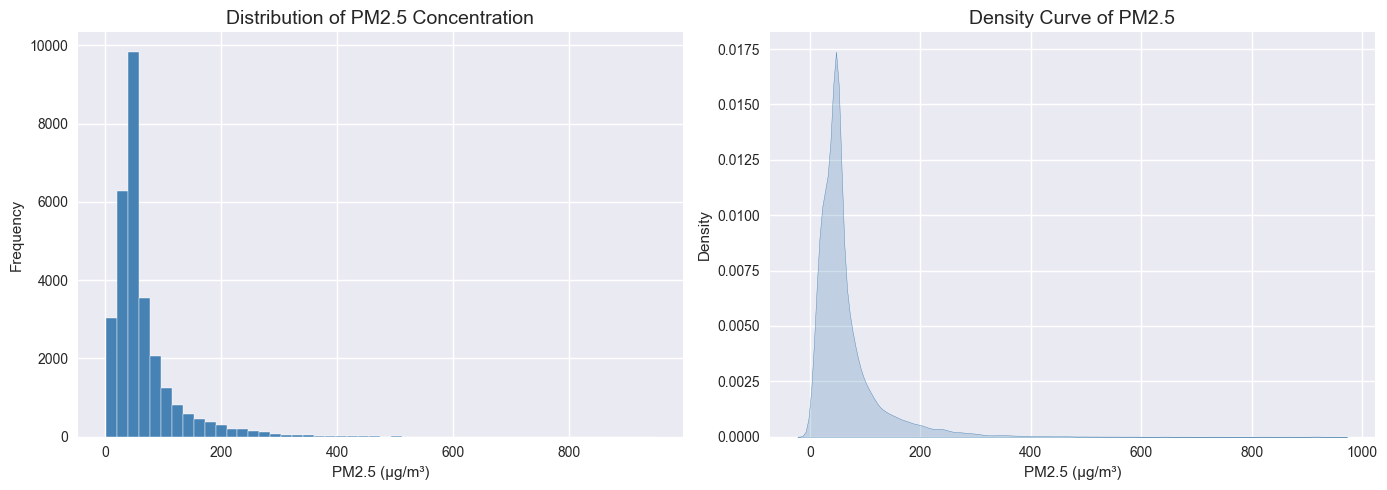
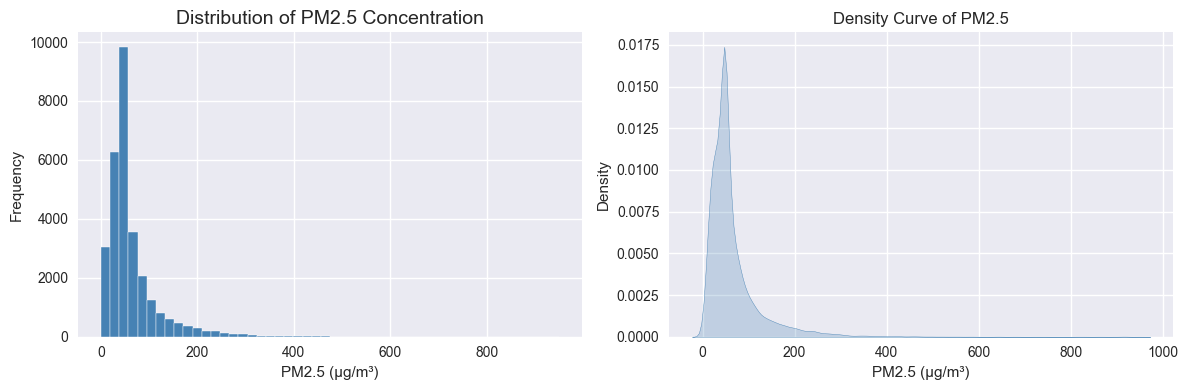
The change to this notebook cell's code, shown as a diff; its figure went from the first image to the second:
--- before
+++ after
@@ -1,4 +1,4 @@
 # Plot 1 — Distribution of PM2.5
-fig, axes = plt.subplots(1, 2, figsize=(14, 5))
+fig, axes = plt.subplots(1, 2, figsize=(12,4))
 
 # Histogram
@@ -10,5 +10,5 @@
 # KDE plot
 sns.kdeplot(df['PM2.5'].dropna(), ax=axes[1], color='steelblue', fill=True)
-axes[1].set_title('Density Curve of PM2.5', fontsize=14)
+axes[1].set_title('Density Curve of PM2.5', fontsize=12)
 axes[1].set_xlabel('PM2.5 (µg/m³)')
 

Commit: May 23, 2026, 6:49 PM